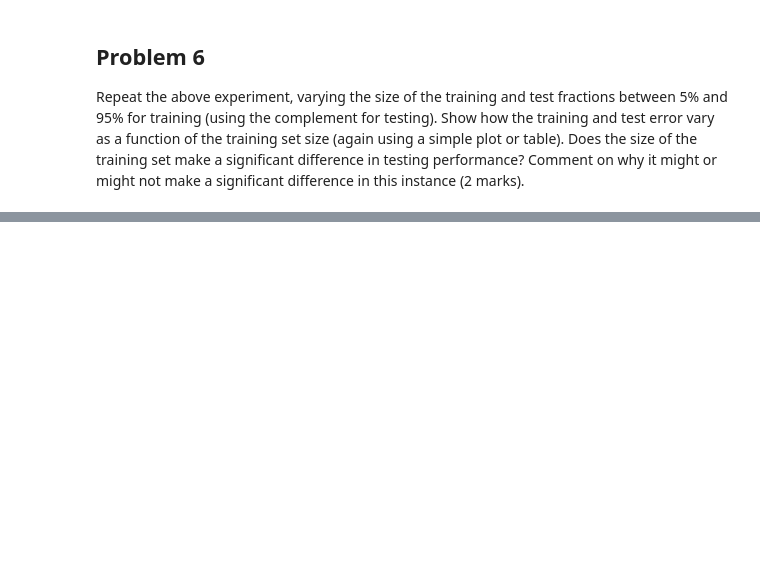
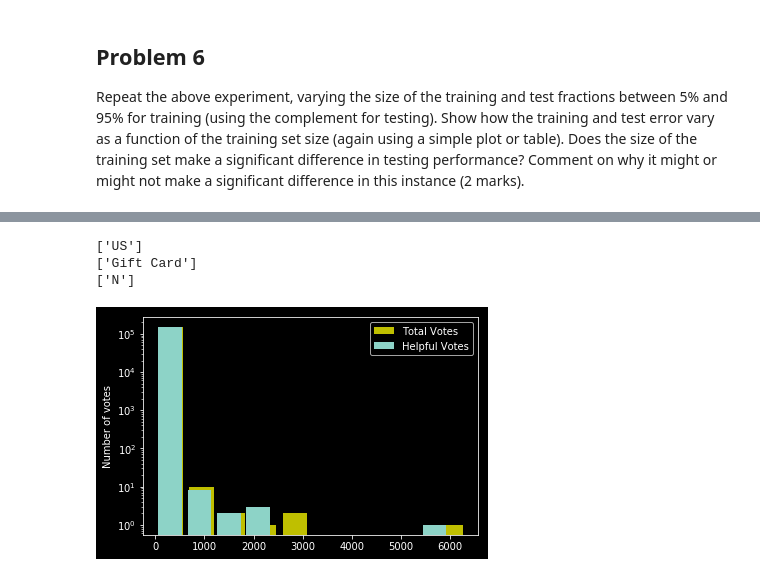
Before and after one commit to Rshcaroline/UCSD-CSE258-Web-Mining-and-Recommender-Systems, a Jupyter notebook: Homework1/homework1.ipynb, the cells around one changed output, grey strips where cells are left out. Drawn from its saved outputs; the diff is of its cells as text; code cells hidden in the pictures; blank space fills up the shorter version.

```diff
--- a/Homework1/homework1.ipynb
+++ b/Homework1/homework1.ipynb
@@ -140,0 +160,23 @@ plt.show()
+# %%
+# Define My Own Classification
+from sklearn.linear_model import LogisticRegression
+
+def myClassification(featureNames, labelName, dataTrain, dataTest):
+    X, y = dataTrain[featureNames], dataTrain[labelName]
+    clf = LogisticRegression().fit(X, y)
+    print("================ Training ================")
+    print("Accuracy: ", clf.score(X, y))
+    print("================ Testing ================")
+    X, y = dataTest[featureNames], dataTest[labelName]
+    print("Accuracy: ", clf.score(X, y))
+
+def trainByRatio(ratio, data, featureNames, labelName):
+    train = data[:int(len(data)*ratio)]
+    test = data[int(len(data)*ratio):]
+    print("================ For ratio ", ratio, "================")
+    myClassification(featureNames, labelName, train, test)
+
+featureNames = ['theta_zero', 'star_rating', 'review_body_length']
+labelName = 'verified_purchase_int'
+ratio = 0.9
+trainByRatio(ratio, data, featureNames, labelName)
@@ -140,0 +192,17 @@ plt.show()
+# %%
+# Let's analyze our dataset first
+print(data['marketplace'].unique())
+print(data['product_category'].unique())
+print(data['vine'].unique())
+# %% [output]
+['US']
+['Gift Card']
+['N']
+# %%
+plt.hist(data['total_votes'], log=True, color='y',rwidth=0.8, label='Total Votes')
+plt.hist(data['helpful_votes'], log=True, rwidth=0.8, label='Helpful Votes')
+plt.ylabel('Number of votes')
+plt.legend()
+plt.show()
+# %% [output]
+[figure, added]
```
Also changed, not shown: parts of 8 cells of this notebook, 2 other files.
